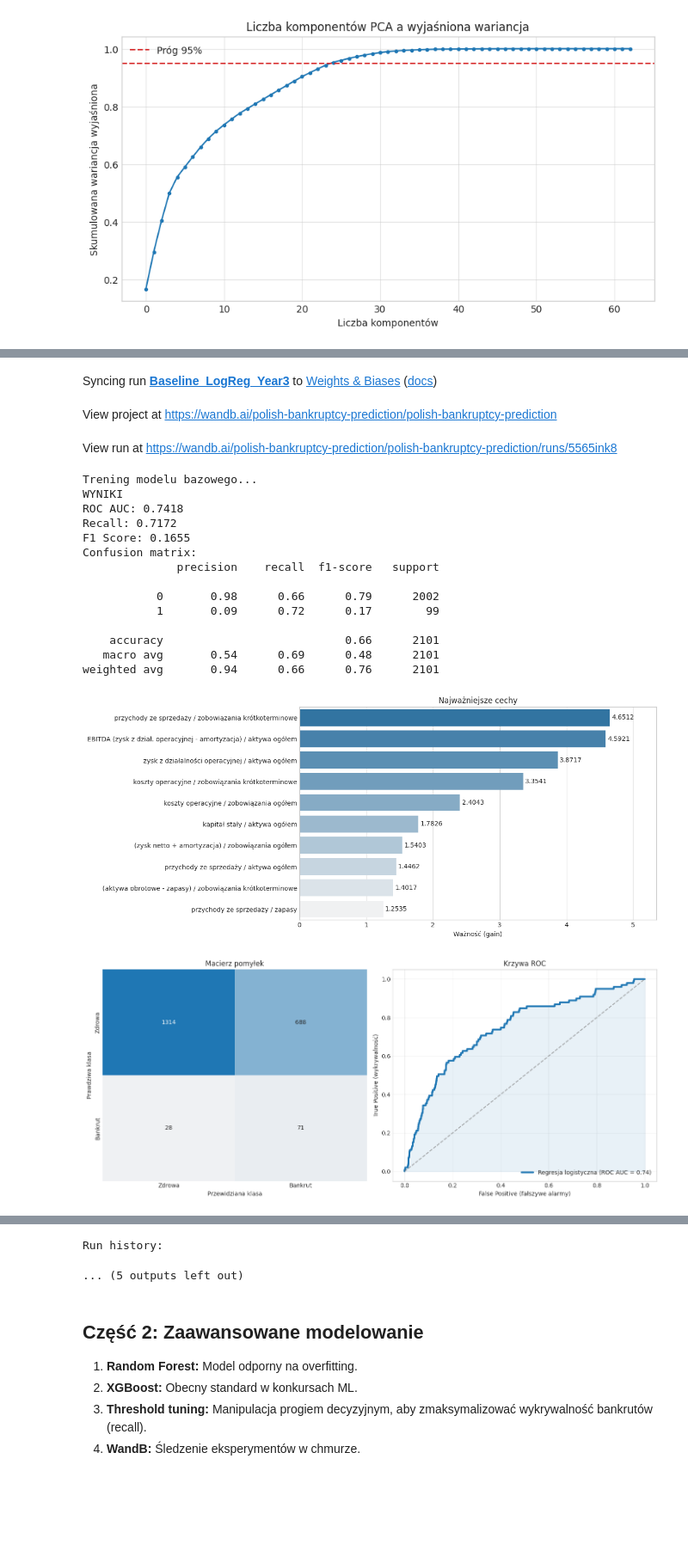
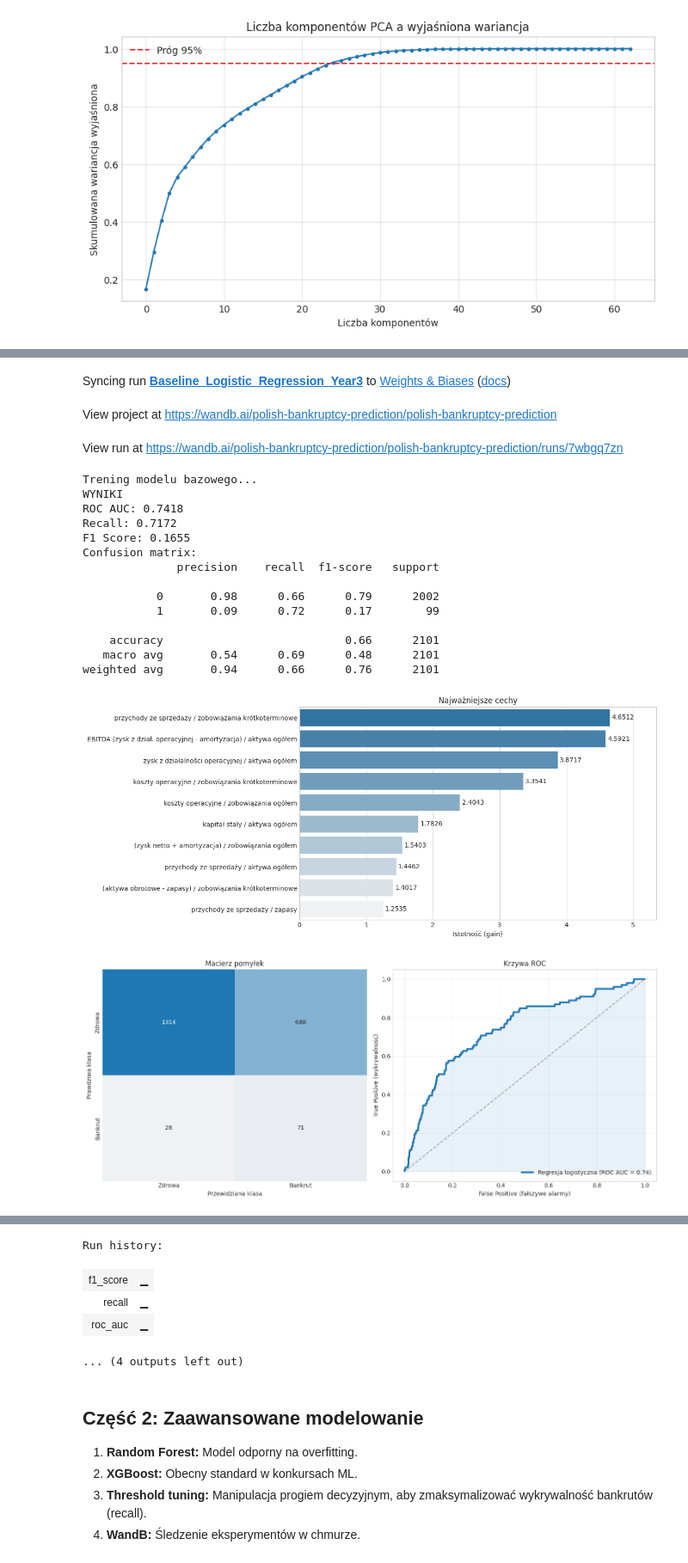
Before and after one commit to scbpls/polish-bankruptcy-prediction, a Jupyter notebook: main.ipynb, the cells around one changed output, grey strips where cells are left out. Shown at 86% size. Drawn from its saved outputs; the diff is of its cells as text; code cells hidden in the pictures; blank space fills up the shorter version.

```diff
--- a/main.ipynb
+++ b/main.ipynb
@@ -409,7 +411,7 @@ run_config_base = {
 # 2. INICJALIZACJA RUNU
 run = wandb.init(
     project="polish-bankruptcy-prediction",
-    name=f"Baseline_LogReg_Year{YEAR_TO_ANALYZE}",
+    name=f"Baseline_Logistic_Regression_Year{YEAR_TO_ANALYZE}",
     config=run_config_base,
 )
 
@@ -436,7 +438,7 @@ print("Confusion matrix:")
 print(classification_report(y_test, y_pred_base))
 
 # 6. WIZUALIZACJE (macierz pomyłek i krzywa ROC)
-# Ważność cech
+# Istotność cech
 importances = np.abs(base_model.coef_[0])
 feature_imp_df = (
     pd.DataFrame({"Feature": X_train_scaled.columns, "Importance": importances})
@@ -462,7 +464,7 @@ for container in ax.containers:
     ax.bar_label(container, fmt="%.4f", padding=3)
 
 plt.title("Najważniejsze cechy")
-plt.xlabel("Ważność (gain)")
+plt.xlabel("Istotność (gain)")
 plt.ylabel("")
 plt.xlim(0, feature_imp_df["Importance"].max() * 1.15)
 plt.show()
@@ -536,25 +537,28 @@ Run data is saved locally in /home/jakub/studia/polish-bankruptcy-prediction/wan
-Syncing run Baseline_LogReg_Year3 to Weights & Biases (docs)
+Syncing run Baseline_Logistic_Regression_Year3 to Weights & Biases (docs)
 View project at https://wandb.ai/polish-bankruptcy-prediction/polish-bankruptcy-prediction
-View run at https://wandb.ai/polish-bankruptcy-prediction/polish-bankruptcy-prediction/runs/5565ink8
+View run at https://wandb.ai/polish-bankruptcy-prediction/polish-bankruptcy-prediction/runs/7wbgq7zn
-Trening modelu bazowego...
-WYNIKI
-ROC AUC: 0.7418
-Recall: 0.7172
-F1 Score: 0.1655
-Confusion matrix:
-              precision    recall  f1-score   support
-
-           0       0.98      0.66      0.79      2002
-           1       0.09      0.72      0.17        99
-
-    accuracy                           0.66      2101
-   macro avg       0.54      0.69      0.48      2101
-weighted avg       0.94      0.66      0.76      2101
+Trening modelu bazowego...
+WYNIKI
+ROC AUC: 0.7418
+Recall: 0.7172
+F1 Score: 0.1655
+Confusion matrix:
+              precision    recall  f1-score   support
+
+           0       0.98      0.66      0.79      2002
+           1       0.09      0.72      0.17        99
+
+    accuracy                           0.66      2101
+   macro avg       0.54      0.69      0.48      2101
+weighted avg       0.94      0.66      0.76      2101
 [figure]
 [figure]
 [interactive output not drawn]
+Run history:
+| f1_score | ▁ |
+| recall | ▁ |
+| roc_auc | ▁ |
-Run history:
+... (4 outputs left out)
-... (5 outputs left out)
 # %% [markdown]
 ## Część 2: Zaawansowane modelowanie
 
```
Also changed, not shown: parts of 11 cells of this notebook, 6 other files.
